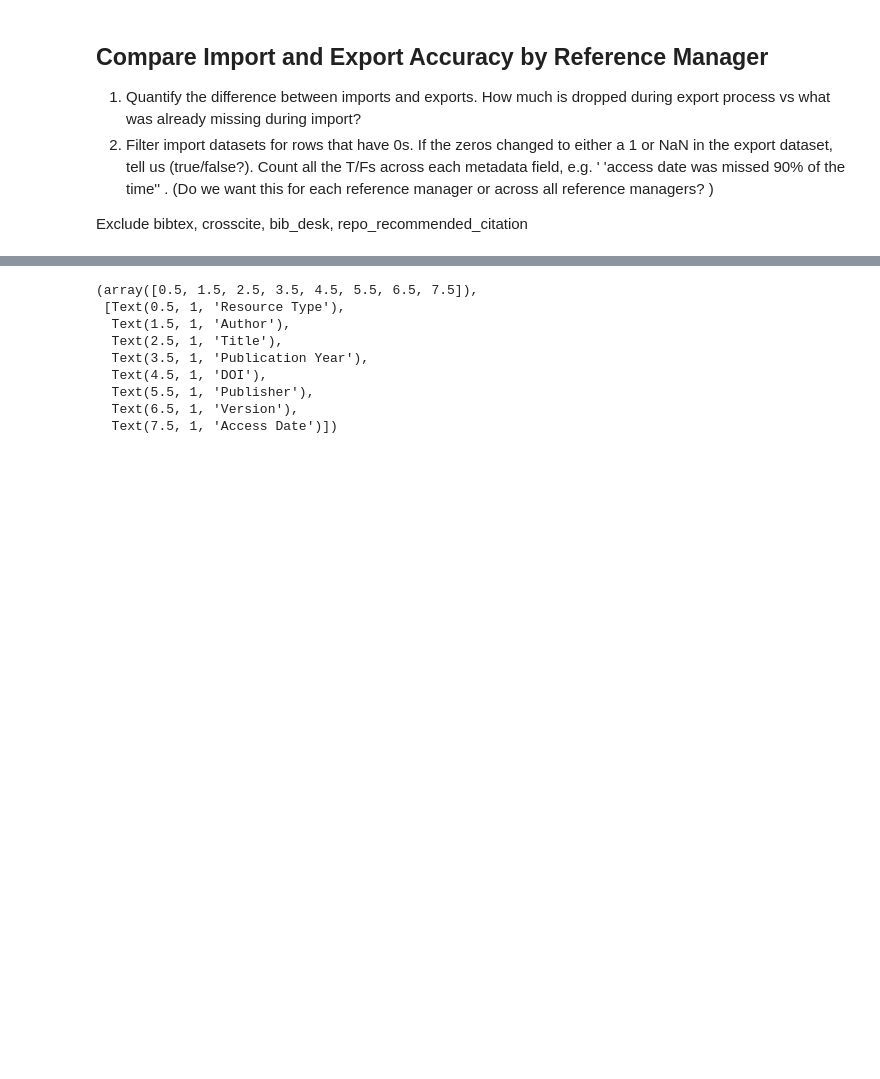
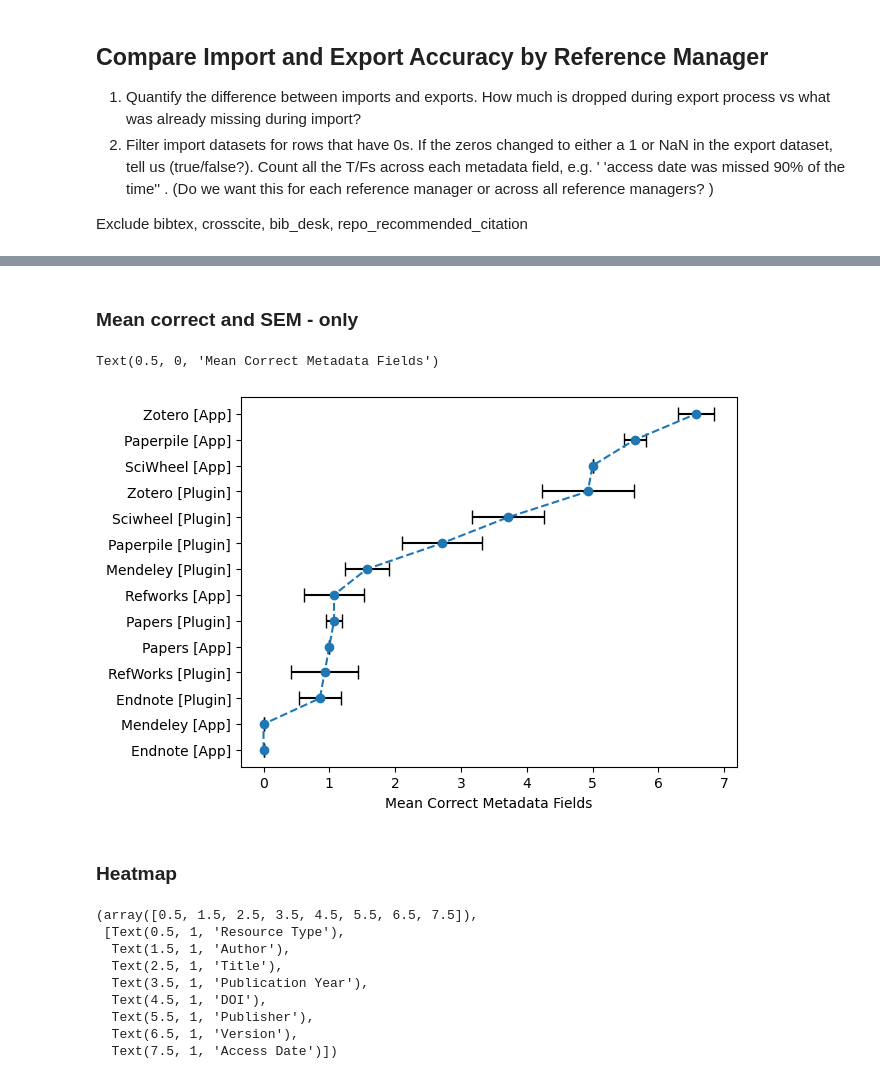
Before and after one commit to kvrouwenvelder/reference-manager-analysis, a Jupyter notebook: refman-data-citation-analysis-workbook.ipynb, the cells around one changed output, grey strips where cells are left out. Cells and saved outputs as stored; diff of their text form; code cells hidden in the pictures; blank space fills up the shorter version.

```diff
--- a/refman-data-citation-analysis-workbook.ipynb
+++ b/refman-data-citation-analysis-workbook.ipynb
@@ -376,0 +352,24 @@ repo_import_sums_df_sort.to_csv(str(filepath+filename+filename2+'.csv')) # Save
+# %%
+# Calculate SEM
+
+# need the mean and standard deviation for the correct counts for each reference manager dataframe in list_of_dfs
+
+# init lists to hold values
+list_mean_correct = np.zeros(len(list_of_dfs))
+list_std_correct = np.zeros(len(list_of_dfs))
+iter = 0 #start counter
+
+# iterate across all dataframes (reference managers) to find mean for each reference manager
+for df in list_of_dfs:
+    list_mean_correct[iter] = np.mean(df['count_correct_im'])
+    list_std_correct[iter] = np.std(df['count_correct_im'])
+    iter +=1
+
+# append means, stdev, and SEM to repo_import_sums dataframe
+repo_import_sums_df['mean_correct'] = list_mean_correct
+repo_import_sums_df['std_correct'] = list_std_correct
+repo_import_sums_df['sem_correct'] = list_std_correct/np.sqrt(len(list_of_dfs[0]))
+
+
+# sort by number correct
+repo_import_sums_df_sort = repo_import_sums_df.sort_values(by=['sum_correct'],ascending = False)
@@ -524,3 +588,28 @@ fig.savefig((filepath+filename+filename2+'_export_diff'+'.png'),dpi=300,bbox_inc
+# %% [markdown]
+### Mean correct and SEM - only
+# %%
+x2 = np.arange(14)
+y2 = np.arange(len(repo_import_sums_df_sort))
+
+# sort again to make values show up in descending order
+repo_import_sums_df_sort = repo_import_sums_df_sort.sort_values(by=['sum_correct'], ascending = True)
+
+# set x labels
+xlabels = repo_import_sums_df_sort.index.str.replace('-',' ') # Use labels from repo_import_sums_df_SORT index and remove hyphen
+xlabels = xlabels.str.replace('wizard','[App]') # change wizard to App
+xlabels = xlabels.str.replace('plugin','[Plugin]') # fix capitalization
+
+# Graph
+fig, ax = plt.subplots()
+
+ax.errorbar(repo_import_sums_df_sort['mean_correct'], y2, xerr = repo_import_sums_df_sort['sem_correct'], ls='--', marker='o', capsize=5, capthick=1, ecolor='black')
+ax.set_yticks(y2,xlabels) # Use Repository column
+ax.set_xlabel('Mean Correct Metadata Fields')
+# %% [output]
+Text(0.5, 0, 'Mean Correct Metadata Fields')
+[figure, added]
+# %% [markdown]
+### Heatmap
 # %%
 # Create a heatmap from change_counts_df
 
```
Also changed, not shown: parts of 9 cells of this notebook.
